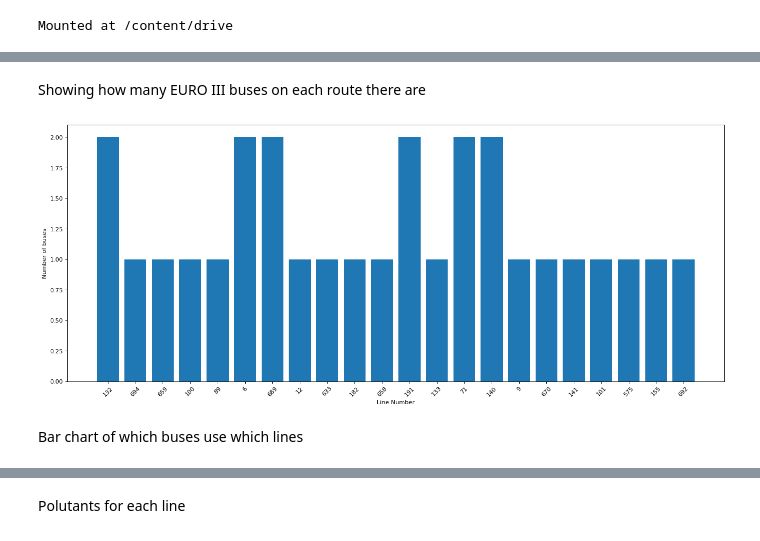
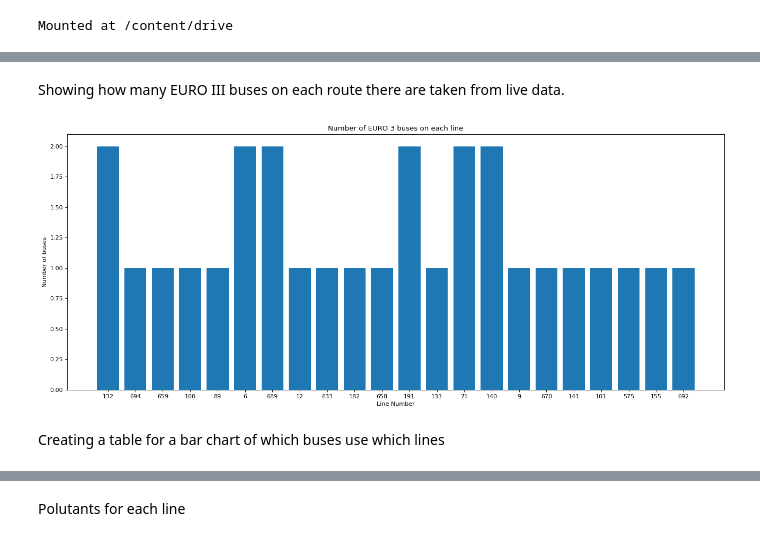
Before and after one commit to JackSandford/ECK, a Jupyter notebook: Self_data_project.ipynb, the cells around one changed output, grey strips where cells are left out. Drawn from its saved outputs; the diff is of its cells as text; code cells hidden in the pictures.

```diff
--- a/Self_data_project.ipynb
+++ b/Self_data_project.ipynb
@@ -110,31 +85,38 @@ display(mvj[mvj['LineRef'] == '132'])
 # %% [markdown]
-Showing how many EURO III buses on each route there are
+Showing how many EURO III buses on each route there are taken from live data.
 # %%
 from matplotlib.pyplot import figure
-def hist(df, column):
+def hist(df, column, returned):
+  # Created a dictionary of how many EURO x buses are on each line
   histdict = {}
   for number in df[column]:
     if histdict.get(number,0) == 0:
       histdict[number] = 1
     elif histdict.get(number,0) > 0:
       histdict[number] = histdict.get(number,0) + 1
-  hist = pd.DataFrame(histdict.items(), columns=['Line', 'EURO -'])
-  return hist
+  # Turns the dictionary into a data frame
+  hist = pd.DataFrame(histdict.items(), columns=['Line', 'Number of euro x buses'])
+  if returned == 'table':
+    return hist
+  elif returned == 'dictionary':
+    return histdict
 
-hist_table = hist(euro3_buses, 'LineRef')
+hist_table = hist(euro3_buses, 'LineRef', 'table')
 
 def show_hist(df,column):
+  # Plots the count data as a bar graph. A histogram chart was available but it caused errors.
   figure(figsize=(20, 8), dpi=80)
   plt.bar(df['Line'], df[column])
-  plt.xticks(rotation = 45)
+  plt.xticks(rotation = 0)
   plt.xlabel('Line Number')
   plt.ylabel('Number of buses')
+  plt.title('Number of EURO 3 buses on each line')
 
   plt.show()
 
-show_hist(hist_table, 'EURO -')
+show_hist(hist_table, 'Number of euro x buses')
 # %% [output]
-[figure, old version]
+[figure, new version]
 # %% [markdown]
-Bar chart of which buses use which lines
+Creating a table for a bar chart of which buses use which lines
 # %%
```
Also changed, not shown: parts of 15 cells of this notebook.
